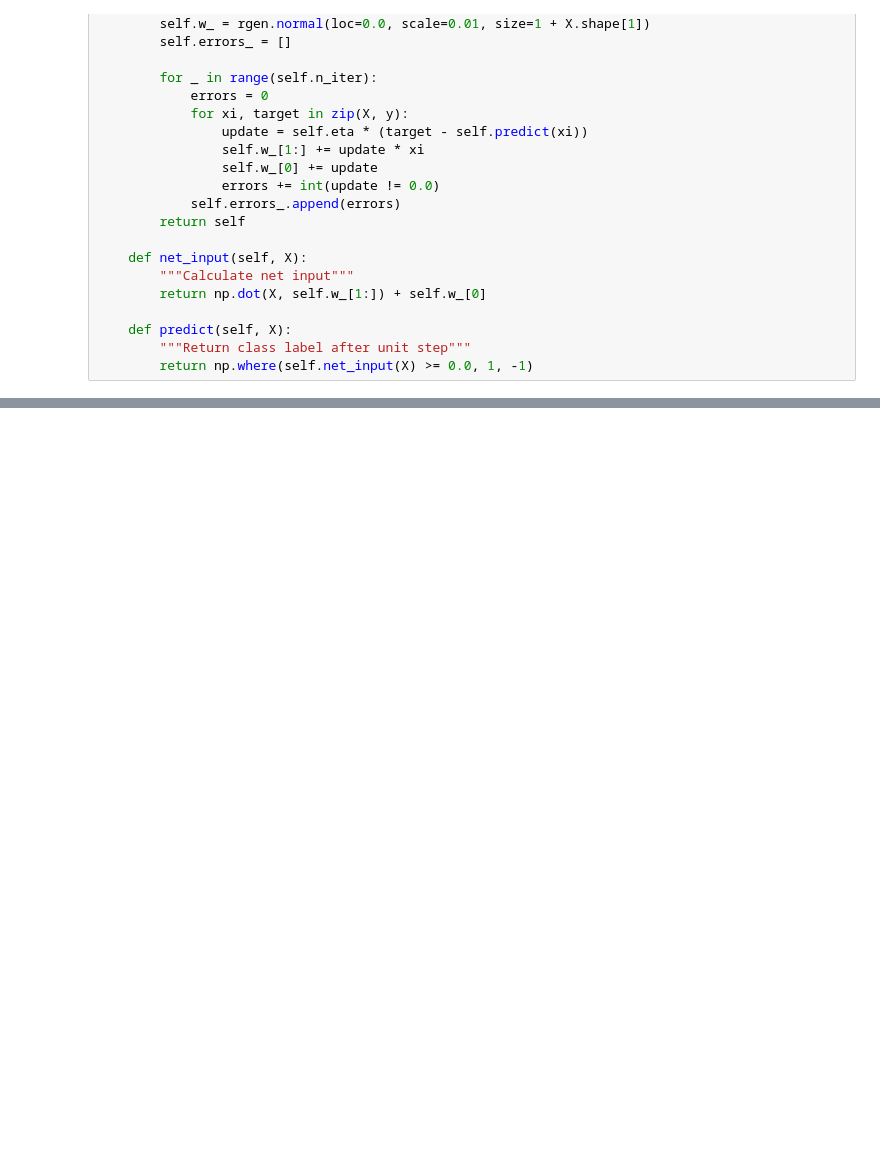
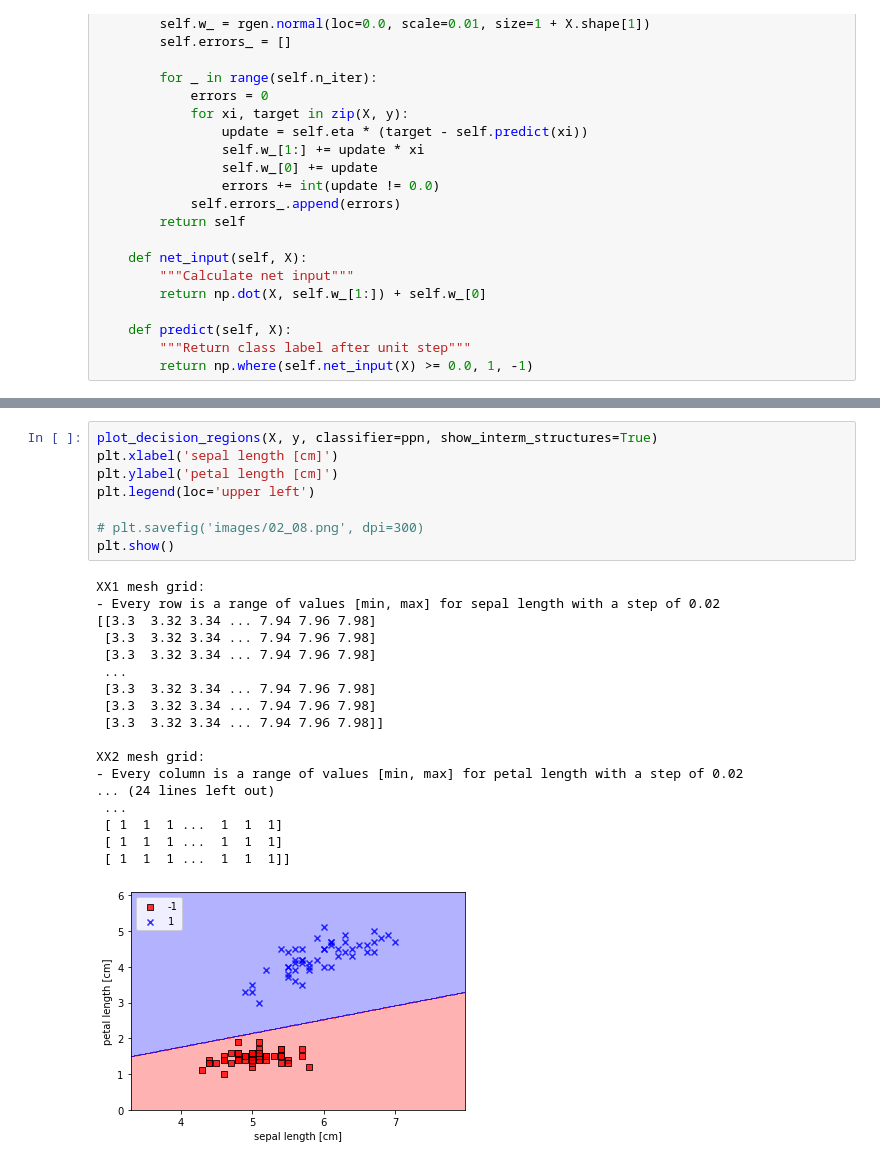
Before and after one commit to yonsken/python-ml-exercises, a Jupyter notebook: chapter_exercises/chapter_2/rosenblatt_percerptron.ipynb, the cells around one changed output, grey strips where cells are left out. Drawn from its saved outputs; the diff is of its cells as text; blank space fills up the shorter version.

```diff
--- a/chapter_exercises/chapter_2/rosenblatt_percerptron.ipynb
+++ b/chapter_exercises/chapter_2/rosenblatt_percerptron.ipynb
@@ -72,0 +193,27 @@ class Perceptron(object):
+# %%
+plot_decision_regions(X, y, classifier=ppn, show_interm_structures=True)
+plt.xlabel('sepal length [cm]')
+plt.ylabel('petal length [cm]')
+plt.legend(loc='upper left')
+
+# plt.savefig('images/02_08.png', dpi=300)
+plt.show()
+# %% [output]
+XX1 mesh grid:
+- Every row is a range of values [min, max] for sepal length with a step of 0.02
+[[3.3  3.32 3.34 ... 7.94 7.96 7.98]
+ [3.3  3.32 3.34 ... 7.94 7.96 7.98]
+ [3.3  3.32 3.34 ... 7.94 7.96 7.98]
+ ...
+ [3.3  3.32 3.34 ... 7.94 7.96 7.98]
+ [3.3  3.32 3.34 ... 7.94 7.96 7.98]
+ [3.3  3.32 3.34 ... 7.94 7.96 7.98]]
+
+XX2 mesh grid:
+- Every column is a range of values [min, max] for petal length with a step of 0.02
+... (24 lines left out)
+ ...
+ [ 1  1  1 ...  1  1  1]
+ [ 1  1  1 ...  1  1  1]
+ [ 1  1  1 ...  1  1  1]]
+[figure, added]
```
Also changed, not shown: parts of 9 cells of this notebook, 1 other file.
